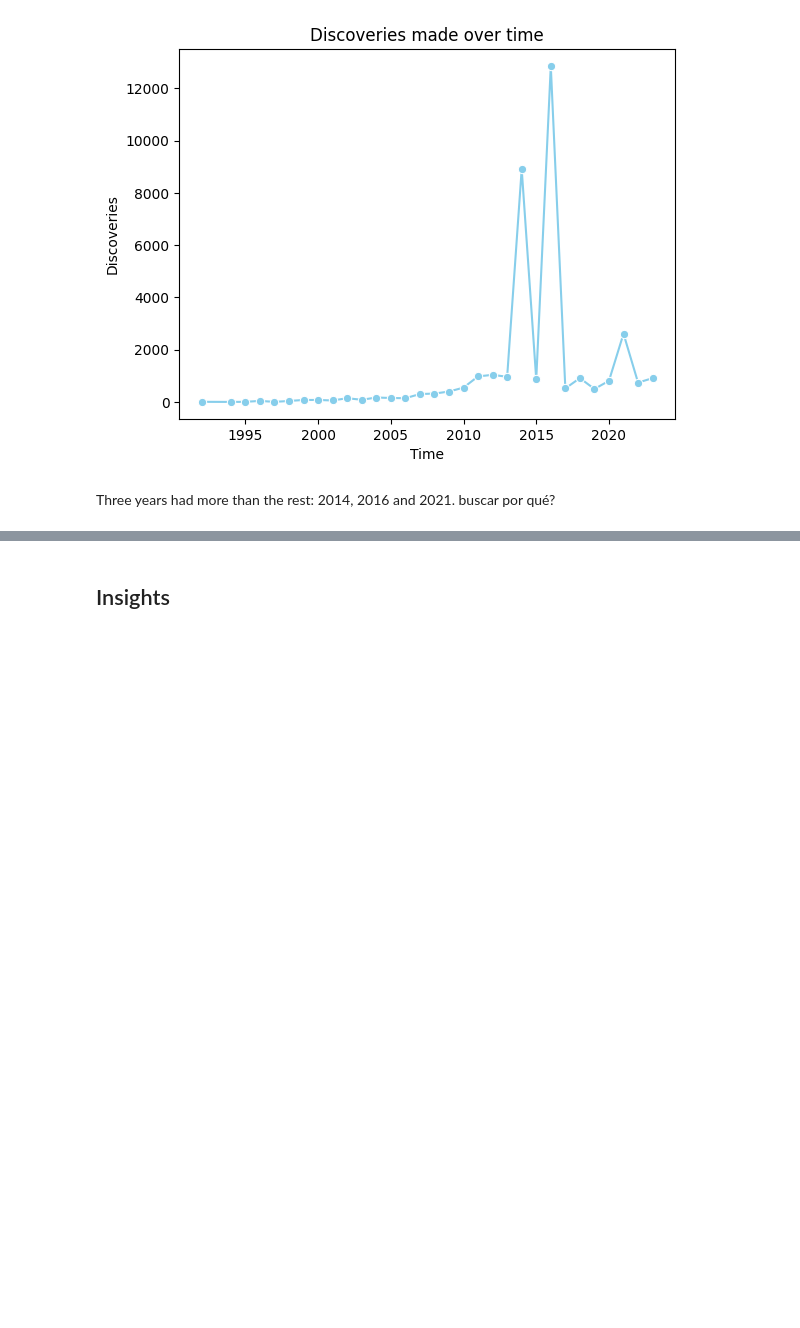
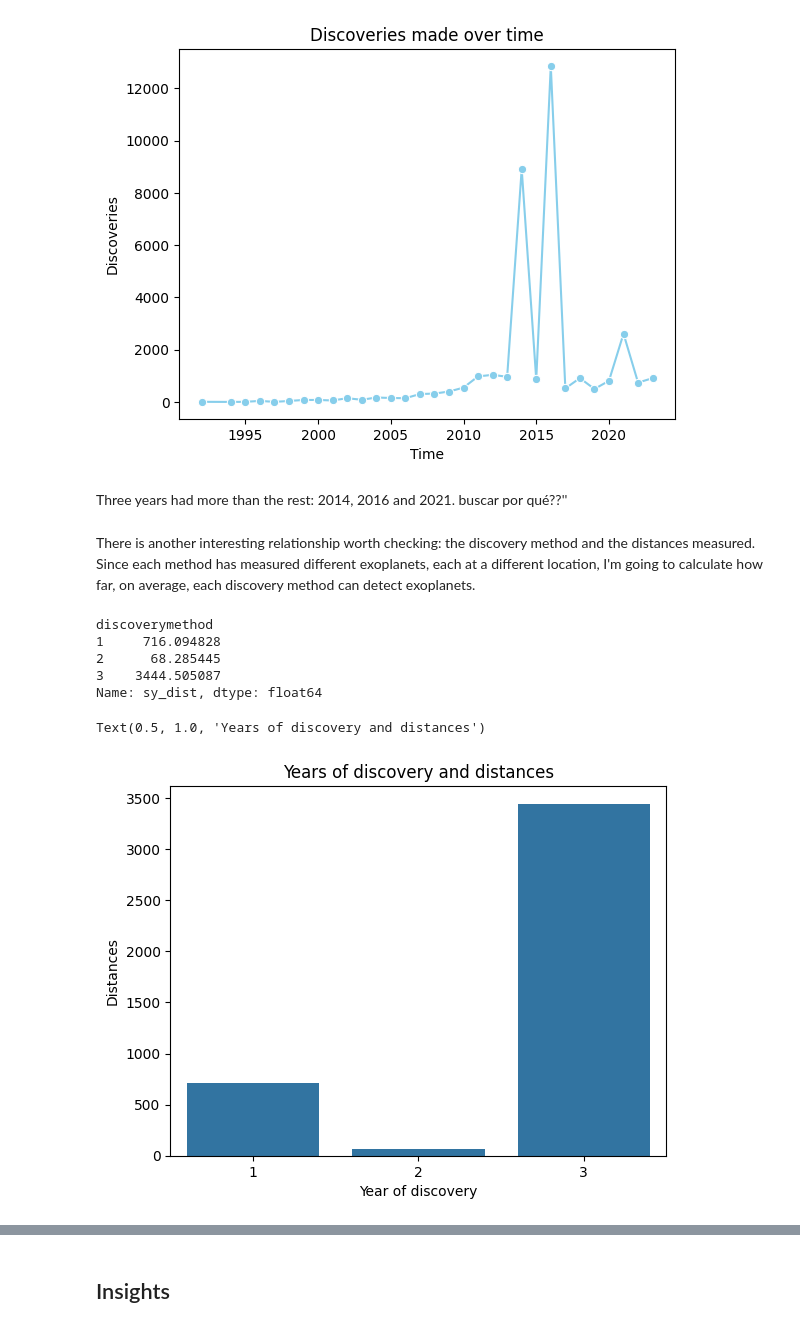
Before and after one commit to AlejandroBlancoFernandez/ExoplanetEDA, a Jupyter notebook: ExoplanetEDA.ipynb, the cells around one changed output, grey strips where cells are left out. Drawn from its saved outputs; the diff is of its cells as text; code cells hidden in the pictures; blank space fills up the shorter version.

Commit message:
Last two relationships

```diff
--- a/ExoplanetEDA.ipynb
+++ b/ExoplanetEDA.ipynb
@@ -508,4 +507,4 @@ plt.title('Discoveries made over time')
 Text(0.5, 1.0, 'Discoveries made over time')
 [figure]
 # %% [markdown]
-Three years had more than the rest: 2014, 2016 and 2021. buscar por qué?
+Three years had more than the rest: 2014, 2016 and 2021. buscar por qué??''
@@ -515,0 +511,22 @@ Three years had more than the rest: 2014, 2016 and 2021. buscar por qué?
+# %% [markdown]
+There is another interesting relationship worth checking: the discovery method and the distances measured. Since each method has measured different exoplanets, each at a different location, I'm going to calculate how far, on average, each discovery method can detect exoplanets.
+# %%
+# Grouping by discovery method (0, 1 and 3) and then calculating the mean for each one of its categories
+mean_distances = df.groupby('discoverymethod')['sy_dist'].mean()
+
+print(mean_distances)
+# %% [output]
+discoverymethod
+1     716.094828
+2      68.285445
+3    3444.505087
+Name: sy_dist, dtype: float64
+# %%
+# Distances and the discovery method
+sns.barplot(x=mean_distances.index, y=mean_distances.values)
+plt.xlabel('Year of discovery')
+plt.ylabel('Distances')
+plt.title('Years of discovery and distances')
+# %% [output]
+Text(0.5, 1.0, 'Years of discovery and distances')
+[figure, added]
```
Also changed, not shown: parts of 9 cells of this notebook.
